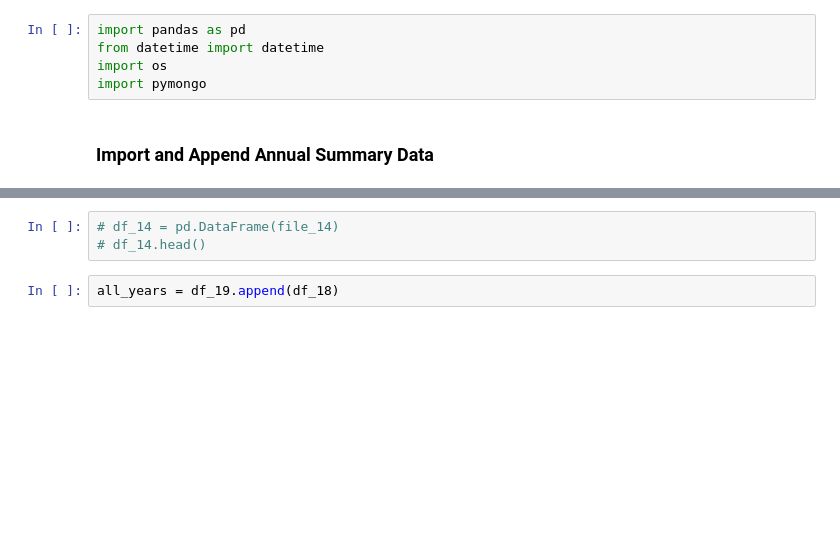
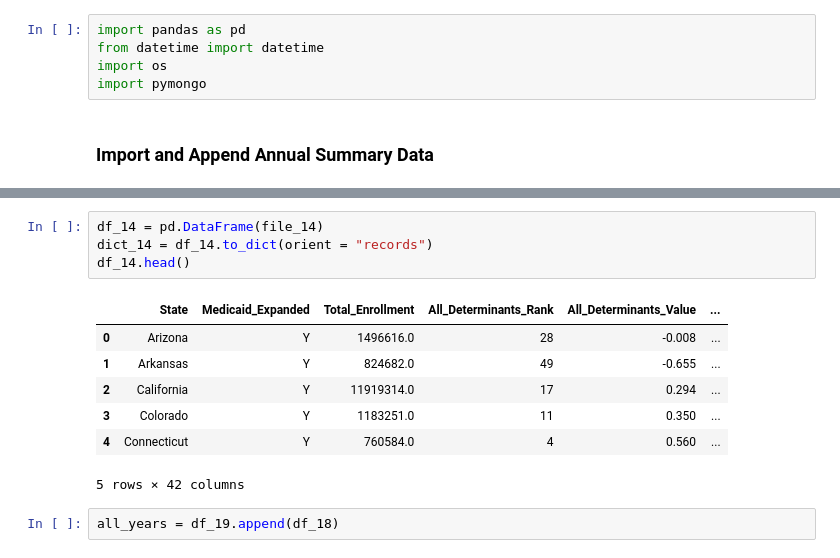
Before and after one commit to JessIsHere/InteractiveVisulization-Project, a Jupyter notebook: Merge_append_to_Dict.ipynb, the cells around one changed output, grey strips where cells are left out. Drawn from its saved outputs; the diff is of its cells as text; blank space fills up the shorter version.

```diff
--- a/Merge_append_to_Dict.ipynb
+++ b/Merge_append_to_Dict.ipynb
@@ -62,6 +80,15 @@ df_17.head()
 # %%
-# df_14 = pd.DataFrame(file_14)
-# df_14.head()
+df_14 = pd.DataFrame(file_14)
+dict_14 = df_14.to_dict(orient = "records")
+df_14.head()
+# %% [output]
+|  | State | Medicaid_Expanded | Total_Enrollment | All_Determinants_Rank | All_Determinants_Value | ... |
+| 0 | Arizona | Y | 1496616.0 | 28 | -0.008 | ... |
+| 1 | Arkansas | Y | 824682.0 | 49 | -0.655 | ... |
+| 2 | California | Y | 11919314.0 | 17 | 0.294 | ... |
+| 3 | Colorado | Y | 1183251.0 | 11 | 0.350 | ... |
+| 4 | Connecticut | Y | 760584.0 | 4 | 0.560 | ... |
+5 rows × 42 columns
 # %%
 all_years = df_19.append(df_18)
 # %%
```
Also changed, not shown: parts of 15 cells of this notebook, 30 other files.
